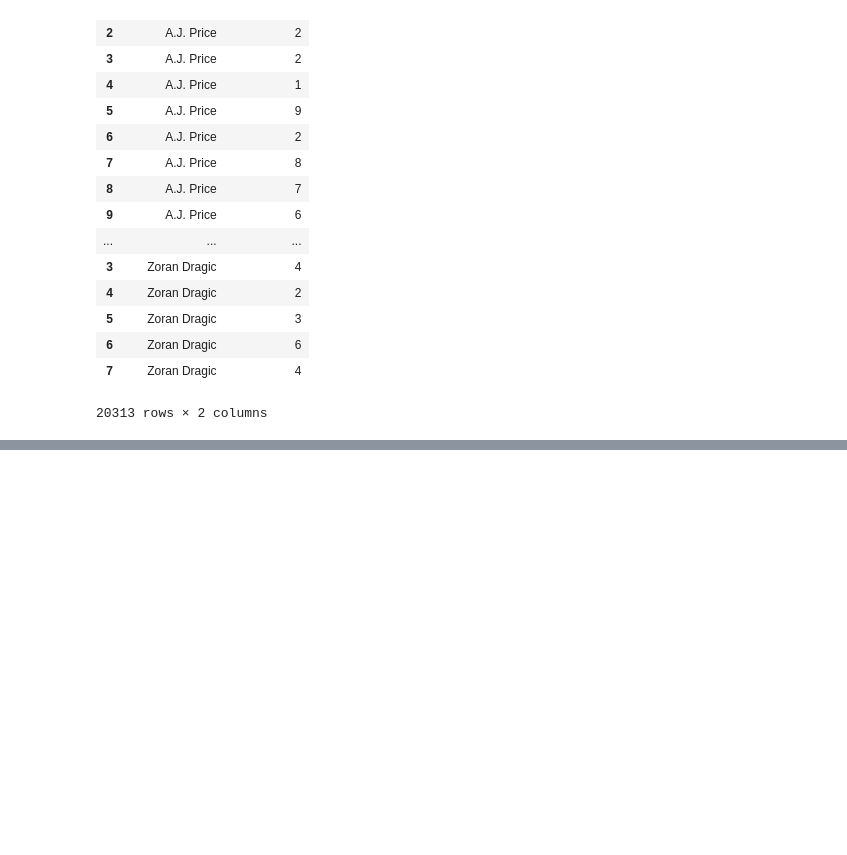
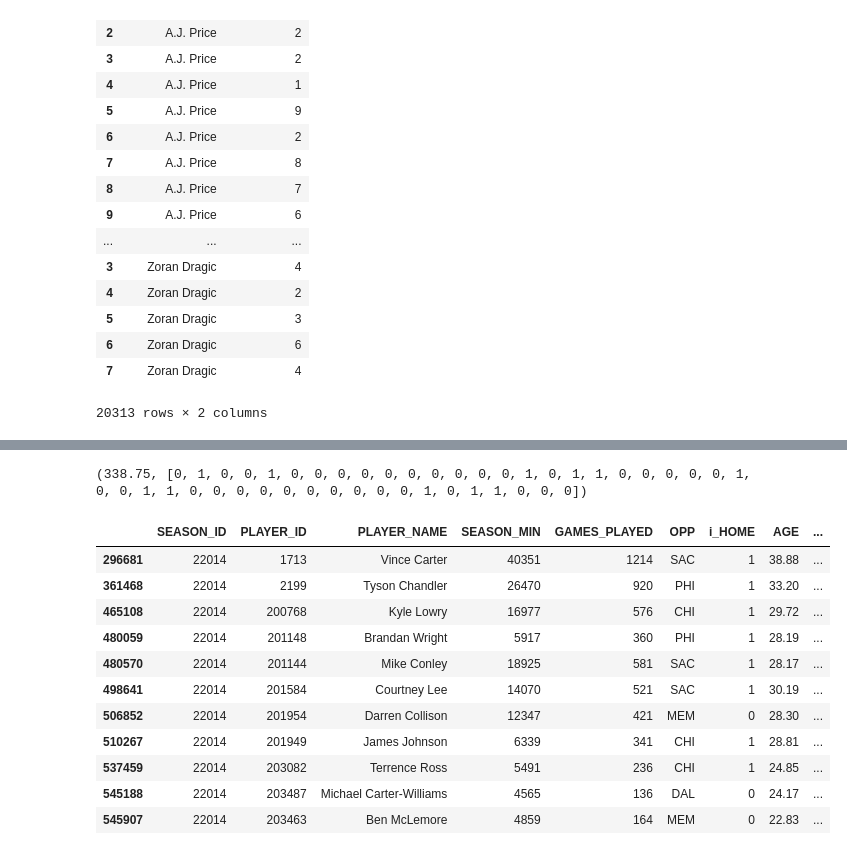
Before and after one commit to diciurcio-d/ShiftEnter, a Jupyter notebook: data_collection_sup.ipynb, the cells around one changed output, grey strips where cells are left out. Drawn from its saved outputs; the diff is of its cells as text; code cells hidden in the pictures; blank space fills up the shorter version.

```diff
--- a/data_collection_sup.ipynb
+++ b/data_collection_sup.ipynb
@@ -454,0 +623,10 @@ days_rest
+# %%
+gafantasypts = singleday['FANTASY_PTS'].values
+gaforwards = singleday['REAL_POSITION'].map(lambda x: 1 if x == 'Forward' else 0).values
+gaguards = singleday['REAL_POSITION'].map(lambda x: 1 if x == 'Guard' else 0).values
+gacenters = singleday['REAL_POSITION'].map(lambda x: 1 if x == 'Center' else 0).values
+#gautil = np.ones(len(gacenters))
+gasalaries = singleday['PLAYER_NAME'].map(lambda x: salary_dict[x]).values
+# %%
+small_data = zip(gasalaries, gafantasypts, gaforwards, gaguards, gacenters)#,gautil)
+small_data
@@ -454,0 +651,48 @@ days_rest
+# %%
+from pyeasyga import pyeasyga
+
+ga = pyeasyga.GeneticAlgorithm(small_data)        # initialise the GA with data
+ga.population_size = 5000
+#ga.mutation_probability = 0.05
+#ga.generations = 25
+
+# define a fitness function
+def fitness(individual, data):
+    #salaries, points, forwards, guards, centers = 0, 0, 0, 0, 0
+    salaries, points, forwards = 0, 0, 0
+    #weight, volume, price = 0, 0, 0
+    for (selected, item) in zip(individual, data):
+        if selected:
+            salaries += item[0]
+            points += item[1]
+            #players += item[2]
+            forwards += item[2]
+            #guards += item[3]
+            #centers += item[4]
+            #util += items[5]
+    if salaries > 50000 or forwards > 3: #or guards > 3 or centers > 1:
+        points = 0
+    return points
+
+ga.fitness_function = fitness               # set the GA's fitness function
+ga.run()                                    # run the GA
+print ga.best_individual()                  # print the GA's best solution
+# %% [output]
+(338.75, [0, 1, 0, 0, 1, 0, 0, 0, 0, 0, 0, 0, 0, 0, 0, 1, 0, 1, 1, 0, 0, 0, 0, 0, 1, 0, 0, 1, 1, 0, 0, 0, 0, 0, 0, 0, 0, 0, 0, 1, 0, 1, 1, 0, 0, 0])
+# %%
+_,mask = ga.best_individual()
+mask = np.array(mask) == 1
+singleday[mask]
+# %% [output]
+|  | SEASON_ID | PLAYER_ID | PLAYER_NAME | SEASON_MIN | GAMES_PLAYED | OPP | i_HOME | AGE | ... |
+| 296681 | 22014 | 1713 | Vince Carter | 40351 | 1214 | SAC | 1 | 38.88 | ... |
+| 361468 | 22014 | 2199 | Tyson Chandler | 26470 | 920 | PHI | 1 | 33.20 | ... |
+| 465108 | 22014 | 200768 | Kyle Lowry | 16977 | 576 | CHI | 1 | 29.72 | ... |
+| 480059 | 22014 | 201148 | Brandan Wright | 5917 | 360 | PHI | 1 | 28.19 | ... |
+| 480570 | 22014 | 201144 | Mike Conley | 18925 | 581 | SAC | 1 | 28.17 | ... |
+| 498641 | 22014 | 201584 | Courtney Lee | 14070 | 521 | SAC | 1 | 30.19 | ... |
+| 506852 | 22014 | 201954 | Darren Collison | 12347 | 421 | MEM | 0 | 28.30 | ... |
+| 510267 | 22014 | 201949 | James Johnson | 6339 | 341 | CHI | 1 | 28.81 | ... |
+| 537459 | 22014 | 203082 | Terrence Ross | 5491 | 236 | CHI | 1 | 24.85 | ... |
+| 545188 | 22014 | 203487 | Michael Carter-Williams | 4565 | 136 | DAL | 0 | 24.17 | ... |
+| 545907 | 22014 | 203463 | Ben McLemore | 4859 | 164 | MEM | 0 | 22.83 | ... |
```
Also changed, not shown: parts of 21 cells of this notebook, 1 other file.
